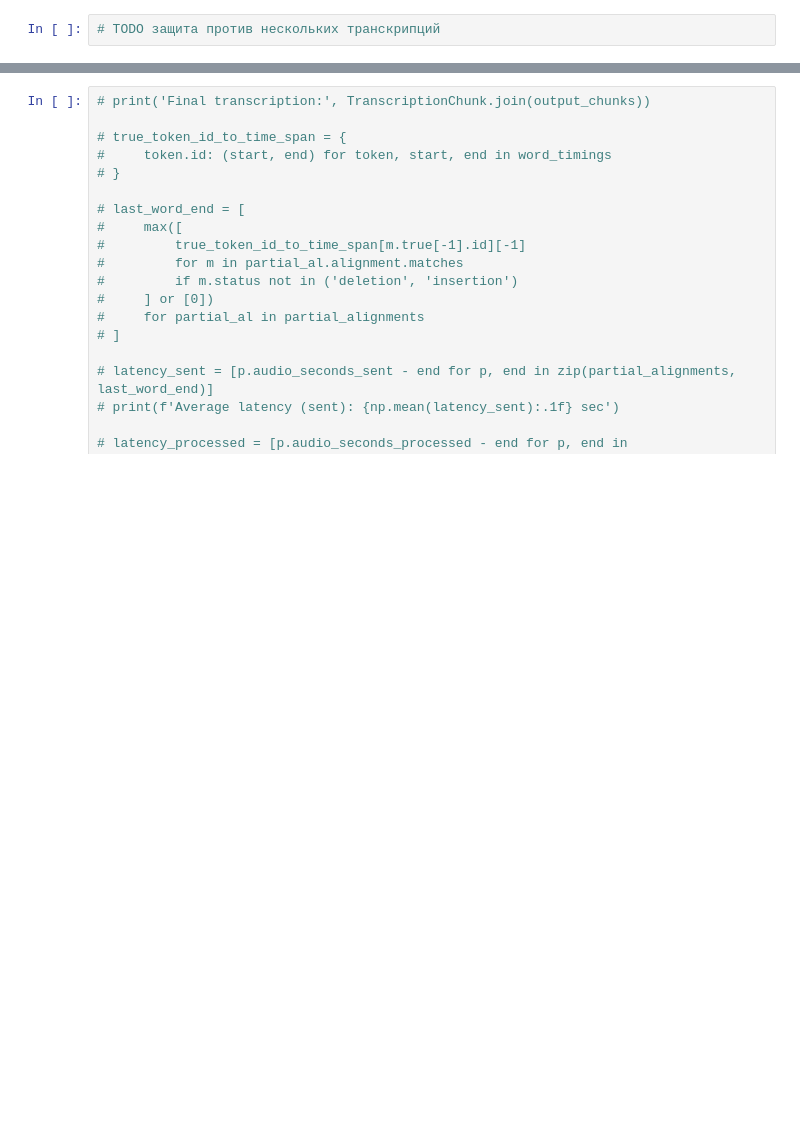
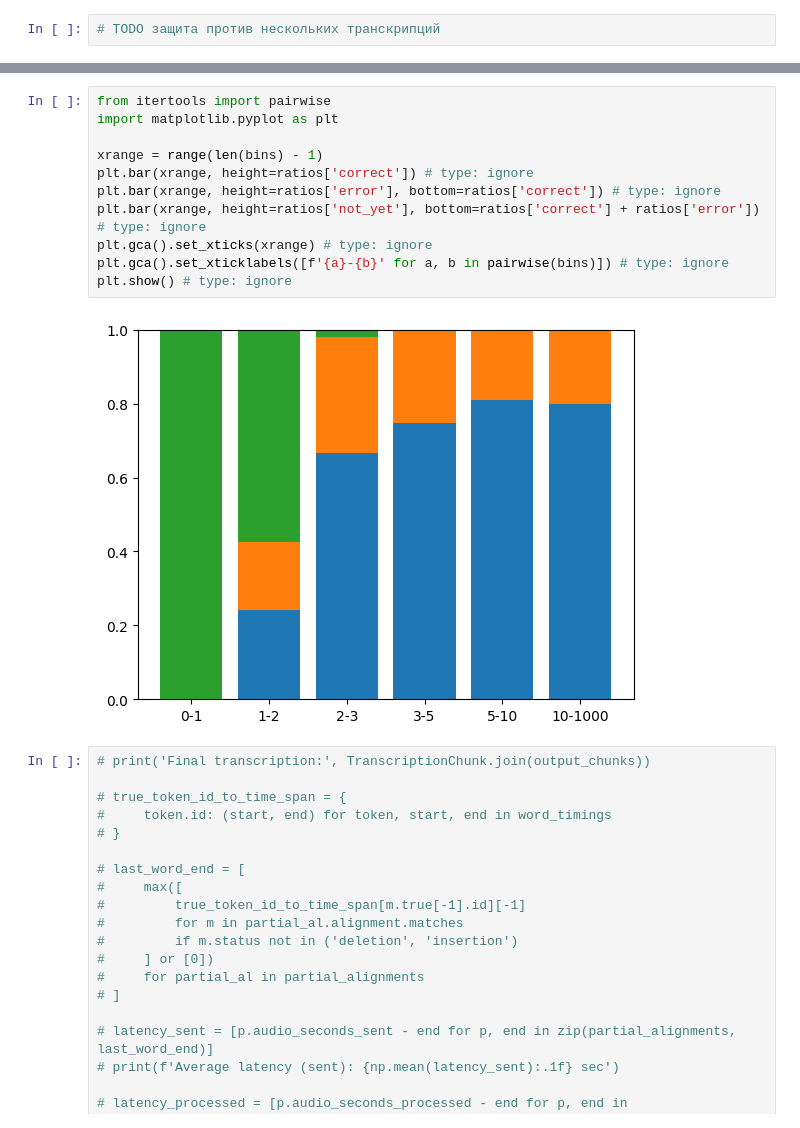
Before and after one commit to SibNN/asr_eval, a Jupyter notebook: notebooks/Podlodka.ipynb, the cells around one changed output, grey strips where cells are left out. Saved outputs shown, nothing was run; the diff lists cells and outputs as text; blank space fills up the shorter version.

```diff
--- a/notebooks/Podlodka.ipynb
+++ b/notebooks/Podlodka.ipynb
@@ -128,3 +195,16 @@ partial_alignment_diagram(
+# %%
+from itertools import pairwise
+import matplotlib.pyplot as plt
+
+xrange = range(len(bins) - 1)
+plt.bar(xrange, height=ratios['correct']) # type: ignore
+plt.bar(xrange, height=ratios['error'], bottom=ratios['correct']) # type: ignore
+plt.bar(xrange, height=ratios['not_yet'], bottom=ratios['correct'] + ratios['error']) # type: ignore
+plt.gca().set_xticks(xrange) # type: ignore
+plt.gca().set_xticklabels([f'{a}-{b}' for a, b in pairwise(bins)]) # type: ignore
+plt.show() # type: ignore
+# %% [output]
+[figure, added]
 # %%
 # print('Final transcription:', TranscriptionChunk.join(output_chunks))
 
```
Also changed, not shown: parts of 5 cells of this notebook.
